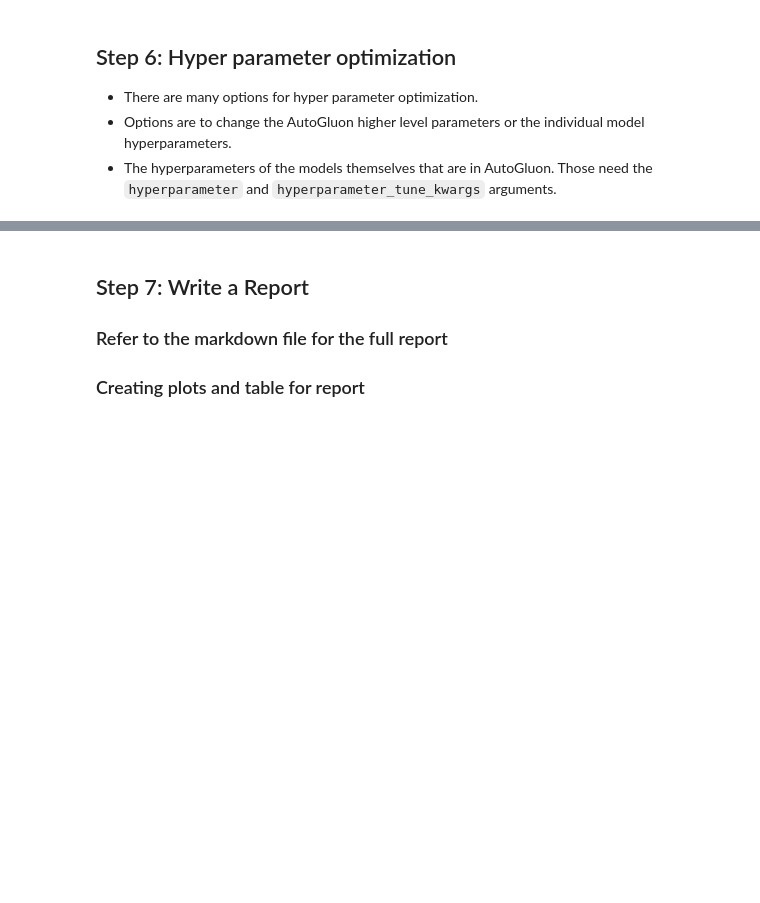
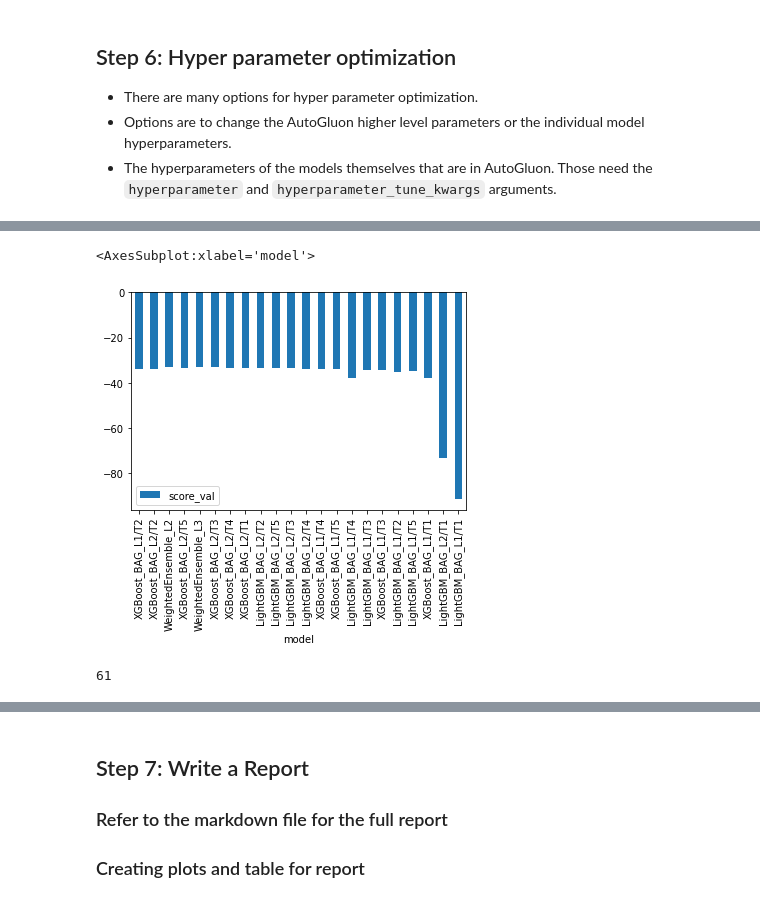
Before and after one commit to Moodrammer/Bike-Sharing-Demand-Prediction, a Jupyter notebook: project/project-template.ipynb, the cells around one changed output, grey strips where cells are left out. Saved outputs shown, nothing was run; the diff lists cells and outputs as text; code cells hidden in the pictures; blank space fills up the shorter version.

```diff
--- a/project/project-template.ipynb
+++ b/project/project-template.ipynb
@@ -361,0 +510,29 @@ predictor_new_hpo = TabularPredictor(?).fit(?)
+# %%
+# Choosing specific hyperparameter options
+# Models : GBM, CAT, XGB, RF, XT, KNN, LR, NN_MXNET, NN_TORCH
+hyperparameters = {
+    'XGB' : xgb_options,
+    'GBM' : gbm_options
+}
+
+num_trials = 5
+search_strategy = 'auto'
+
+hyperparameter_tune_kwargs = {
+    'num_trials' : num_trials,
+    'scheduler' : 'local',
+    'searcher' : search_strategy
+}
+# %%
+predictor_new_hpo = TabularPredictor(
+    label='count',
+    problem_type='regression',
+    eval_metric='root_mean_squared_error',
+    path='AutogluonModels/xgb_gbm_tuning_v1'
+    ).fit(
+    train_data=df_train_new_features,
+    time_limit=600,
+    presets='best_quality',
+    hyperparameters=hyperparameters,
+    hyperparameter_tune_kwargs=hyperparameter_tune_kwargs
+    )
@@ -364,2 +662,7 @@ predictor_new_hpo.fit_summary()
+# %%
+predictor_new_hpo.leaderboard(df_train_new_features, silent=True).plot(kind='bar', x='model', y='score_val')
+# %% [output]
+<AxesSubplot:xlabel='model'>
+[figure, added]
 # %%
 # Remember to set all negative values to zero
@@ -366,0 +670,4 @@ predictor_new_hpo.fit_summary()
+# %%
+(predictions_new_hpo < 0).sum()
+# %% [output]
+61
```
Also changed, not shown: parts of 28 cells of this notebook.
